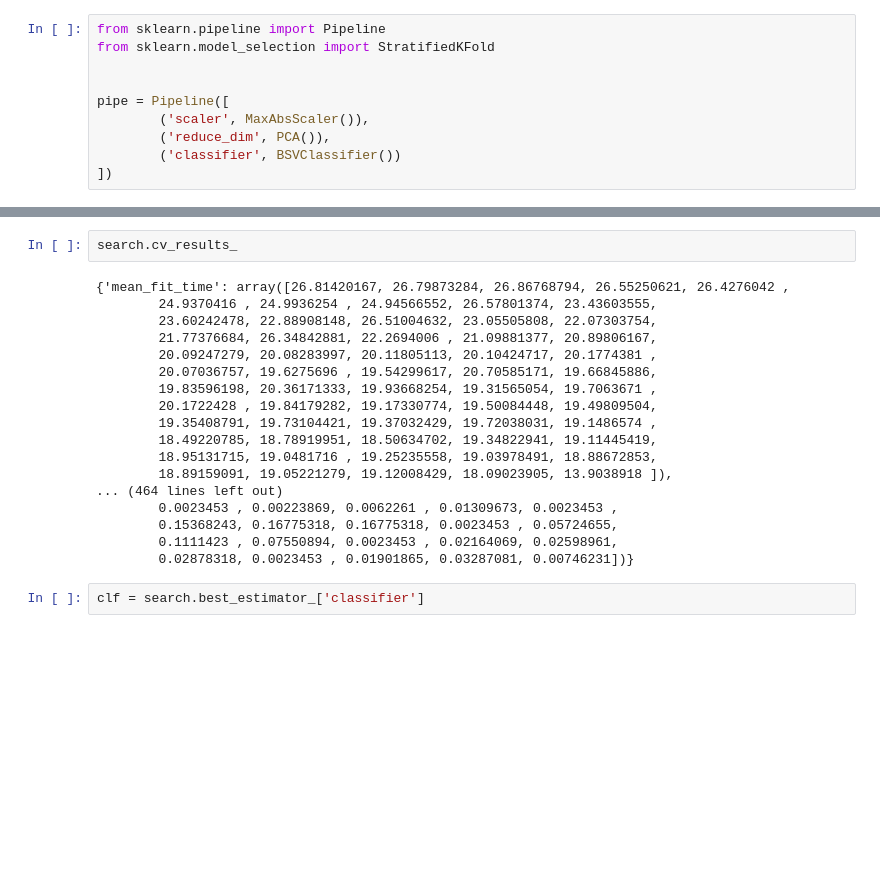
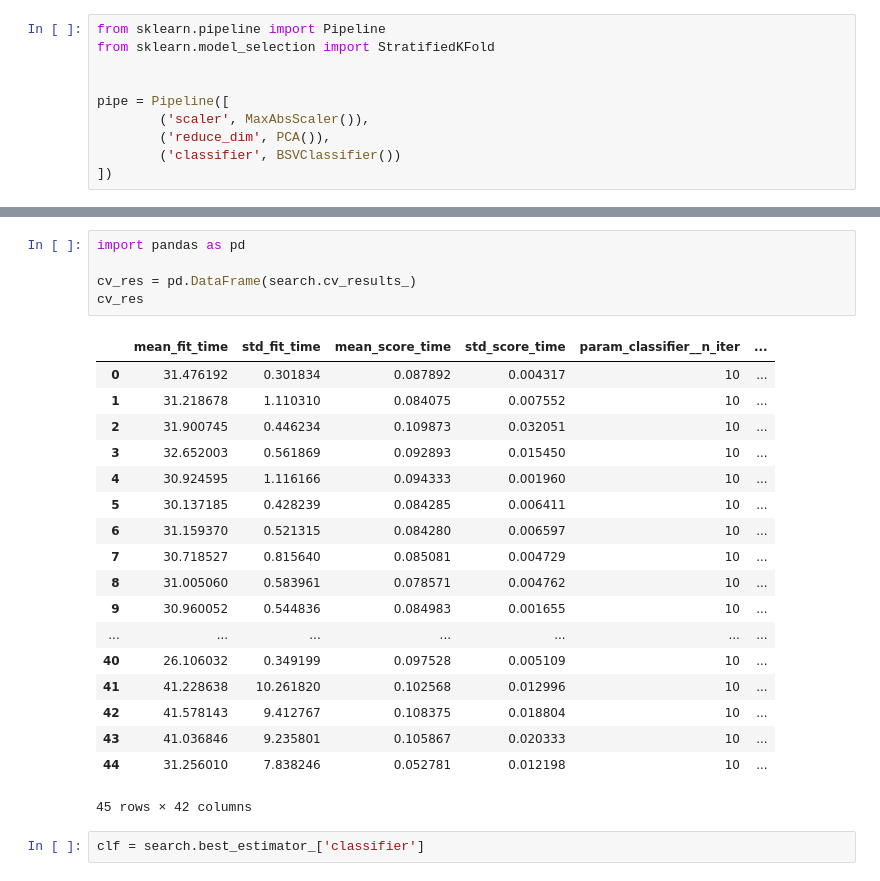
Before and after one commit to MaxFrax/FederatedLearningOutlierDetection, a Jupyter notebook: jupyter/TestIRIS.ipynb, the cells around one changed output, grey strips where cells are left out. Drawn from its saved outputs; the diff is of its cells as text; blank space fills up the shorter version.

```diff
--- a/jupyter/TestIRIS.ipynb
+++ b/jupyter/TestIRIS.ipynb
@@ -154,23 +164,27 @@ search.score(X_test, y_test)
-# %%
-search.cv_results_
-# %% [output]
-{'mean_fit_time': array([26.81420167, 26.79873284, 26.86768794, 26.55250621, 26.4276042 ,
-        24.9370416 , 24.9936254 , 24.94566552, 26.57801374, 23.43603555,
-        23.60242478, 22.88908148, 26.51004632, 23.05505808, 22.07303754,
-        21.77376684, 26.34842881, 22.2694006 , 21.09881377, 20.89806167,
-        20.09247279, 20.08283997, 20.11805113, 20.10424717, 20.1774381 ,
-        20.07036757, 19.6275696 , 19.54299617, 20.70585171, 19.66845886,
-        19.83596198, 20.36171333, 19.93668254, 19.31565054, 19.7063671 ,
-        20.1722428 , 19.84179282, 19.17330774, 19.50084448, 19.49809504,
-        19.35408791, 19.73104421, 19.37032429, 19.72038031, 19.1486574 ,
-        18.49220785, 18.78919951, 18.50634702, 19.34822941, 19.11445419,
-        18.95131715, 19.0481716 , 19.25235558, 19.03978491, 18.88672853,
-        18.89159091, 19.05221279, 19.12008429, 18.09023905, 13.9038918 ]),
-... (464 lines left out)
-        0.0023453 , 0.00223869, 0.0062261 , 0.01309673, 0.0023453 ,
-        0.15368243, 0.16775318, 0.16775318, 0.0023453 , 0.05724655,
-        0.1111423 , 0.07550894, 0.0023453 , 0.02164069, 0.02598961,
-        0.02878318, 0.0023453 , 0.01901865, 0.03287081, 0.00746231])}
+# %%
+import pandas as pd
+
+cv_res = pd.DataFrame(search.cv_results_)
+cv_res
+# %% [output]
+|  | mean_fit_time | std_fit_time | mean_score_time | std_score_time | param_classifier__n_iter | ... |
+| 0 | 31.476192 | 0.301834 | 0.087892 | 0.004317 | 10 | ... |
+| 1 | 31.218678 | 1.110310 | 0.084075 | 0.007552 | 10 | ... |
+| 2 | 31.900745 | 0.446234 | 0.109873 | 0.032051 | 10 | ... |
+| 3 | 32.652003 | 0.561869 | 0.092893 | 0.015450 | 10 | ... |
+| 4 | 30.924595 | 1.116166 | 0.094333 | 0.001960 | 10 | ... |
+| 5 | 30.137185 | 0.428239 | 0.084285 | 0.006411 | 10 | ... |
+| 6 | 31.159370 | 0.521315 | 0.084280 | 0.006597 | 10 | ... |
+| 7 | 30.718527 | 0.815640 | 0.085081 | 0.004729 | 10 | ... |
+| 8 | 31.005060 | 0.583961 | 0.078571 | 0.004762 | 10 | ... |
+| 9 | 30.960052 | 0.544836 | 0.084983 | 0.001655 | 10 | ... |
+| ... | ... | ... | ... | ... | ... | ... |
+| 40 | 26.106032 | 0.349199 | 0.097528 | 0.005109 | 10 | ... |
+| 41 | 41.228638 | 10.261820 | 0.102568 | 0.012996 | 10 | ... |
+| 42 | 41.578143 | 9.412767 | 0.108375 | 0.018804 | 10 | ... |
+| 43 | 41.036846 | 9.235801 | 0.105867 | 0.020333 | 10 | ... |
+| 44 | 31.256010 | 7.838246 | 0.052781 | 0.012198 | 10 | ... |
+45 rows × 42 columns
 # %%
 clf = search.best_estimator_['classifier']
 # %%
```
Also changed, not shown: parts of 15 cells of this notebook.
